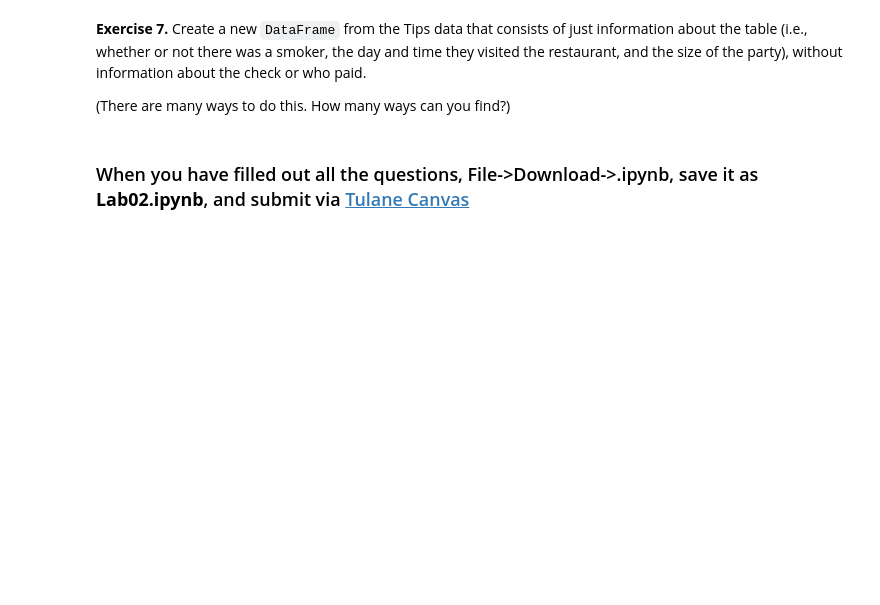
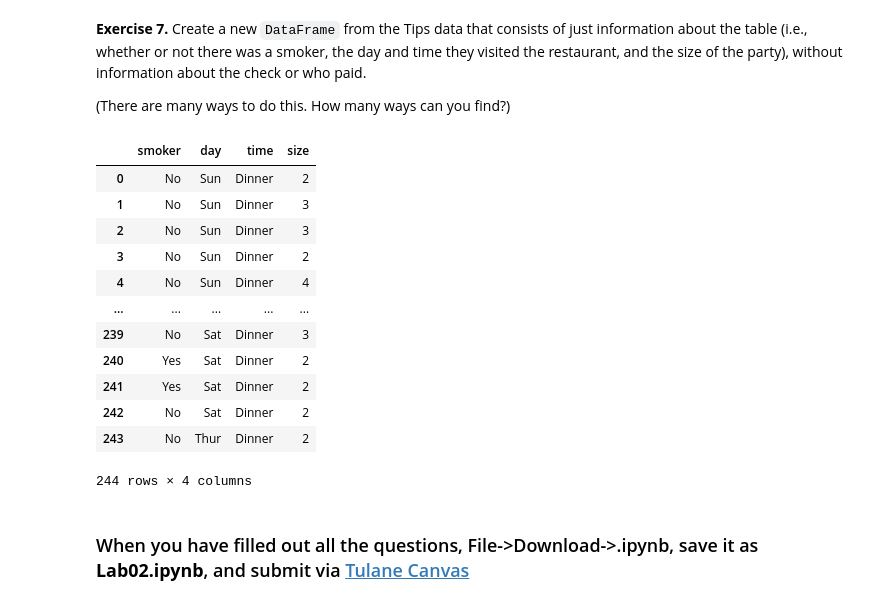
Before and after one commit to kshakib22/cmps6790, a Jupyter notebook: _labs/Lab02/Lab02.ipynb, the cells around one changed output. Saved outputs shown, nothing was run; the diff lists cells and outputs as text; code cells hidden in the pictures; blank space fills up the shorter version.

```diff
--- a/_labs/Lab02/Lab02.ipynb
+++ b/_labs/Lab02/Lab02.ipynb
@@ -569,5 +592,23 @@ tips.iloc[50:55]
 (There are many ways to do this. How many ways can you find?)
 # %%
 # YOUR CODE HERE and Answers here AS COMMENTS.
+df_new = tips.loc[:,["smoker","day","time","size"]]
+df_new.head()
+df_new2 = tips[["smoker","day","time","size"]]
+df_new2
+# %% [output]
+|  | smoker | day | time | size |
+| 0 | No | Sun | Dinner | 2 |
+| 1 | No | Sun | Dinner | 3 |
+| 2 | No | Sun | Dinner | 3 |
+| 3 | No | Sun | Dinner | 2 |
+| 4 | No | Sun | Dinner | 4 |
+| ... | ... | ... | ... | ... |
+| 239 | No | Sat | Dinner | 3 |
+| 240 | Yes | Sat | Dinner | 2 |
+| 241 | Yes | Sat | Dinner | 2 |
+| 242 | No | Sat | Dinner | 2 |
+| 243 | No | Thur | Dinner | 2 |
+244 rows × 4 columns
 # %% [markdown]
 ### When you have filled out all the questions,  File->Download->.ipynb, save it as **Lab02.ipynb**, and submit via [Tulane Canvas](https://tulane.instructure.com/)
```
Also changed, not shown: parts of 5 cells of this notebook.
